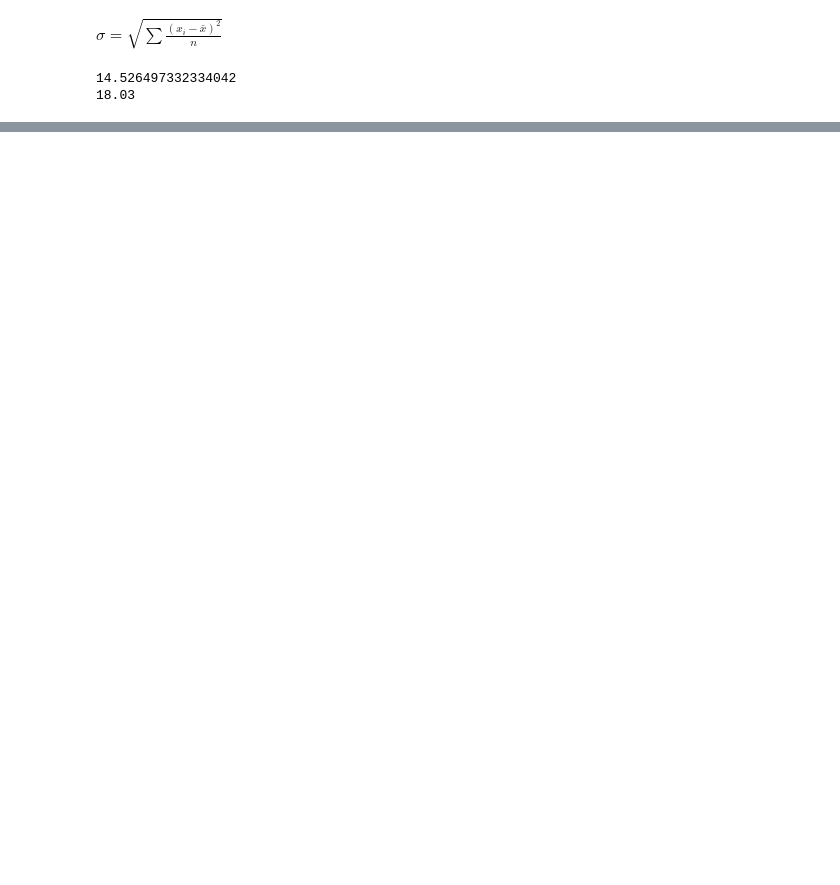
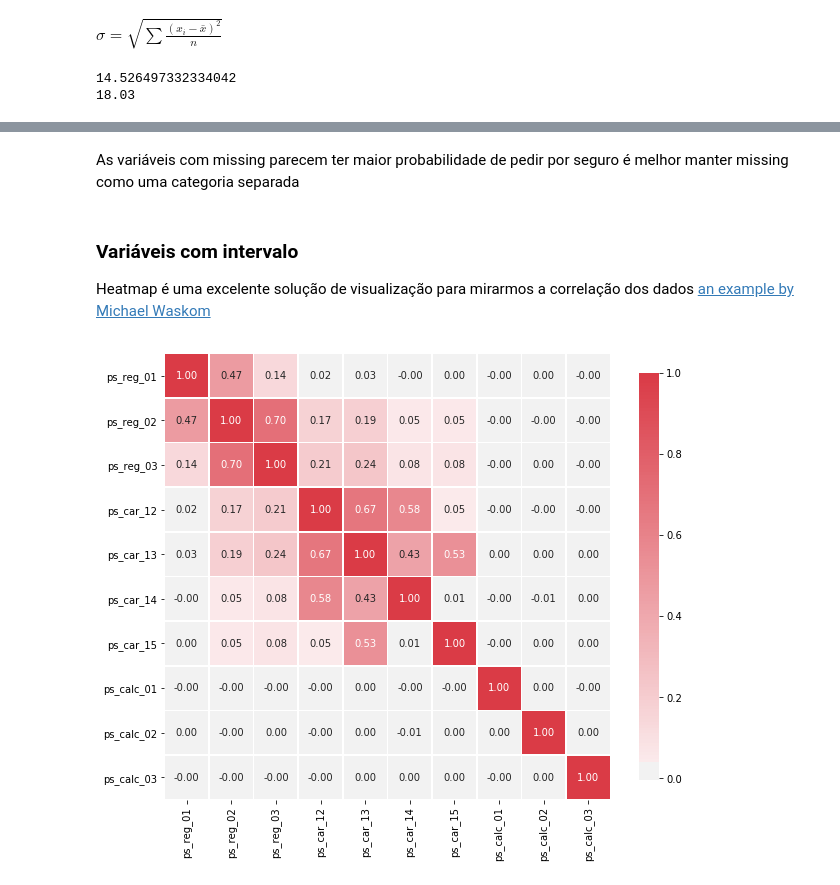
Before and after one commit to khouri/Aulas_Senac, a Jupyter notebook: IoT/Aulas_Fonte_Professor/Aula03/jupyternotebook/python 101.ipynb, the cells around one changed output, grey strips where cells are left out. Cells and saved outputs as stored; diff of their text form; code cells hidden in the pictures; blank space fills up the shorter version.

```diff
--- a/IoT/Aulas_Fonte_Professor/Aula03/jupyternotebook/python 101.ipynb
+++ b/IoT/Aulas_Fonte_Professor/Aula03/jupyternotebook/python 101.ipynb
@@ -583,0 +801,3 @@ print(round(example_series.std(), 2)) # round 1 figth! ;)   arredonda casas deci
+# %%
+trainPortoSeguro = pd.read_csv('portoSeguro/train.csv')
+testPortoSeguro = pd.read_csv('portoSeguro/test.csv')
@@ -583,0 +1119,6 @@ print(round(example_series.std(), 2)) # round 1 figth! ;)   arredonda casas deci
+# %%
+v = meta[(meta.level == 'nominal') & (meta.keep)].index
+
+for f in v:
+    dist_values = trainPortoSeguro[f].value_counts().shape[0]
+    print('Variable {} has {} distinct values'.format(f, dist_values))
@@ -583,0 +1140,16 @@ print(round(example_series.std(), 2)) # round 1 figth! ;)   arredonda casas deci
+# %%
+v = meta[(meta.level == 'nominal') & (meta.keep)].index
+
+for f in v:
+    plt.figure()
+    fig, ax = plt.subplots(figsize=(12,7))
+    # Calculate the percentage of target=1 per category value
+    cat_perc = trainPortoSeguro[[f, 'target']].groupby([f],as_index=False).mean()
+    cat_perc.sort_values(by='target', ascending=False, inplace=True)
+    # Bar plot
+    # Order the bars descending on target mean
+    sns.barplot(ax=ax, x=f, y='target', data=cat_perc, order=cat_perc[f])
+    plt.ylabel('% target', fontsize=18)
+    plt.xlabel(f, fontsize=18)
+    plt.tick_params(axis='both', which='major', labelsize=18)
+    plt.show();
@@ -583,0 +1170,21 @@ print(round(example_series.std(), 2)) # round 1 figth! ;)   arredonda casas deci
+# %% [markdown]
+As variáveis com missing parecem ter maior probabilidade de pedir por seguro é melhor manter missing como uma categoria separada
+# %% [markdown]
+### Variáveis com intervalo
+Heatmap é uma excelente solução de visualização para mirarmos a correlação dos dados [an example by Michael Waskom](http://seaborn.pydata.org/examples/many_pairwise_correlations.html)
+# %%
+def corr_heatmap(v):
+    correlations = trainPortoSeguro[v].corr()
+
+    # Create color map ranging between two colors
+    cmap = sns.diverging_palette(220, 10, as_cmap=True)
+
+    fig, ax = plt.subplots(figsize=(10,10))
+    sns.heatmap(correlations, cmap=cmap, vmax=1.0, center=0, fmt='.2f',
+                square=True, linewidths=.5, annot=True, cbar_kws={"shrink": .75})
+    plt.show();
+
+v = meta[(meta.level == 'interval') & (meta.keep)].index
+corr_heatmap(v)
+# %% [output]
+[figure, added]
```
Also changed, not shown: parts of 93 cells of this notebook, 6 other files.
